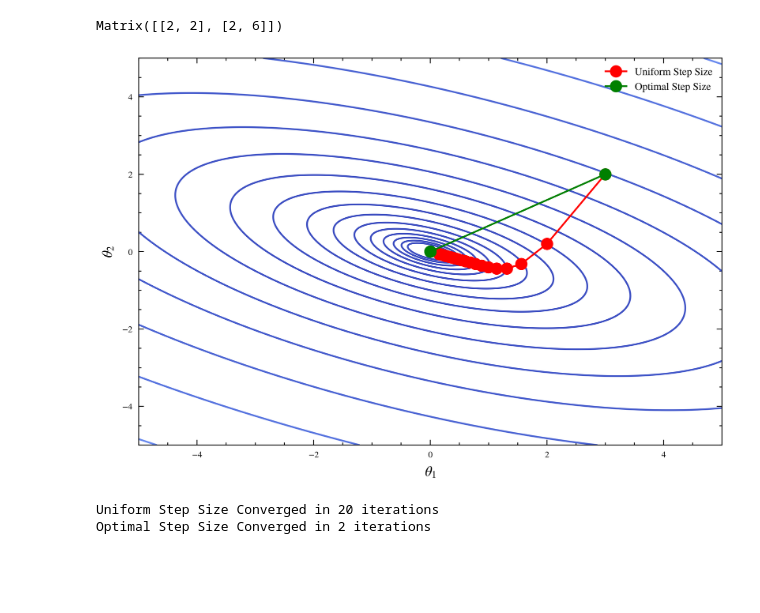
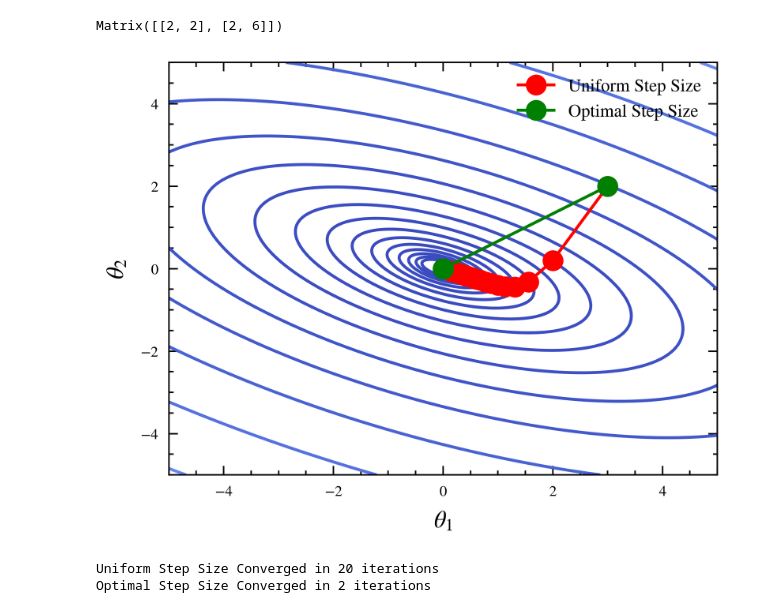
Before and after one commit to Ahmed-Khaled-Saleh/Fed-Sophia-pytorch, a Jupyter notebook: RESULTS.ipynb, the cells around one changed output. Drawn from its saved outputs; the diff is of its cells as text; code cells hidden in the pictures; blank space fills up the shorter version.

```diff
--- a/RESULTS.ipynb
+++ b/RESULTS.ipynb
@@ -586,35 +586,35 @@ for _ in range(iterations):
 w_vals = np.linspace(-5, 5, 400)
 b_vals = np.linspace(-5, 5, 400)
 W, B = np.meshgrid(w_vals, b_vals)
 Z = loss_function(W, B)
 
 
 
 
 
-plt.figure(figsize=(6, 4))
+plt.figure()
 plt.contour(W, B, Z, levels=np.logspace(-1, 3, 20), cmap='coolwarm')
 plt.plot(w_uniform, b_uniform, 'ro-', label='Uniform Step Size')
 plt.plot(w_optimal, b_optimal, 'go-', label='Optimal Step Size')
 # Customize your plot (e.g., labels, titles, etc.)
 ax.set_xlabel(r'$\theta_1$', fontsize=10)
 ax.set_ylabel(r'$\theta_2$',  fontsize=10)
 ax.set_title('', fontsize=10)
 #set size for legend
 ax.legend(prop={'size': 12})
 #set size for axis names
 plt.tick_params(labelsize=5)
 ax.grid(True)
 # save plot
 # Display the plot
 plt.xlabel(r'$\theta_1$')
 plt.ylabel(r'$\theta_2$')
 plt.title('')
 plt.legend()
 plt.savefig('step_size.pdf')
 plt.show()
 # %% [output]
-[figure, old version]
+[figure, new version]
 # %%
 import numpy as np
 import matplotlib.pyplot as plt
```
